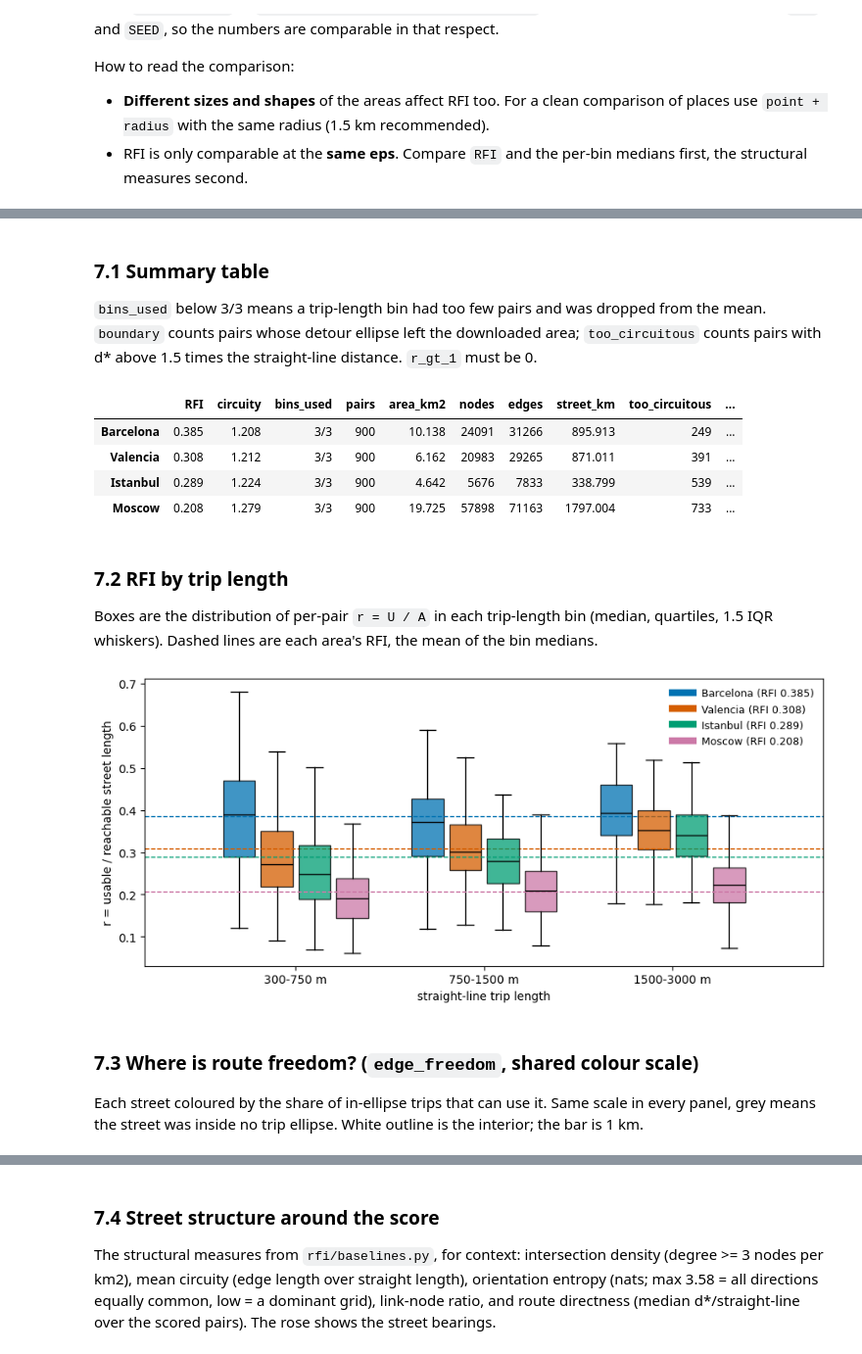
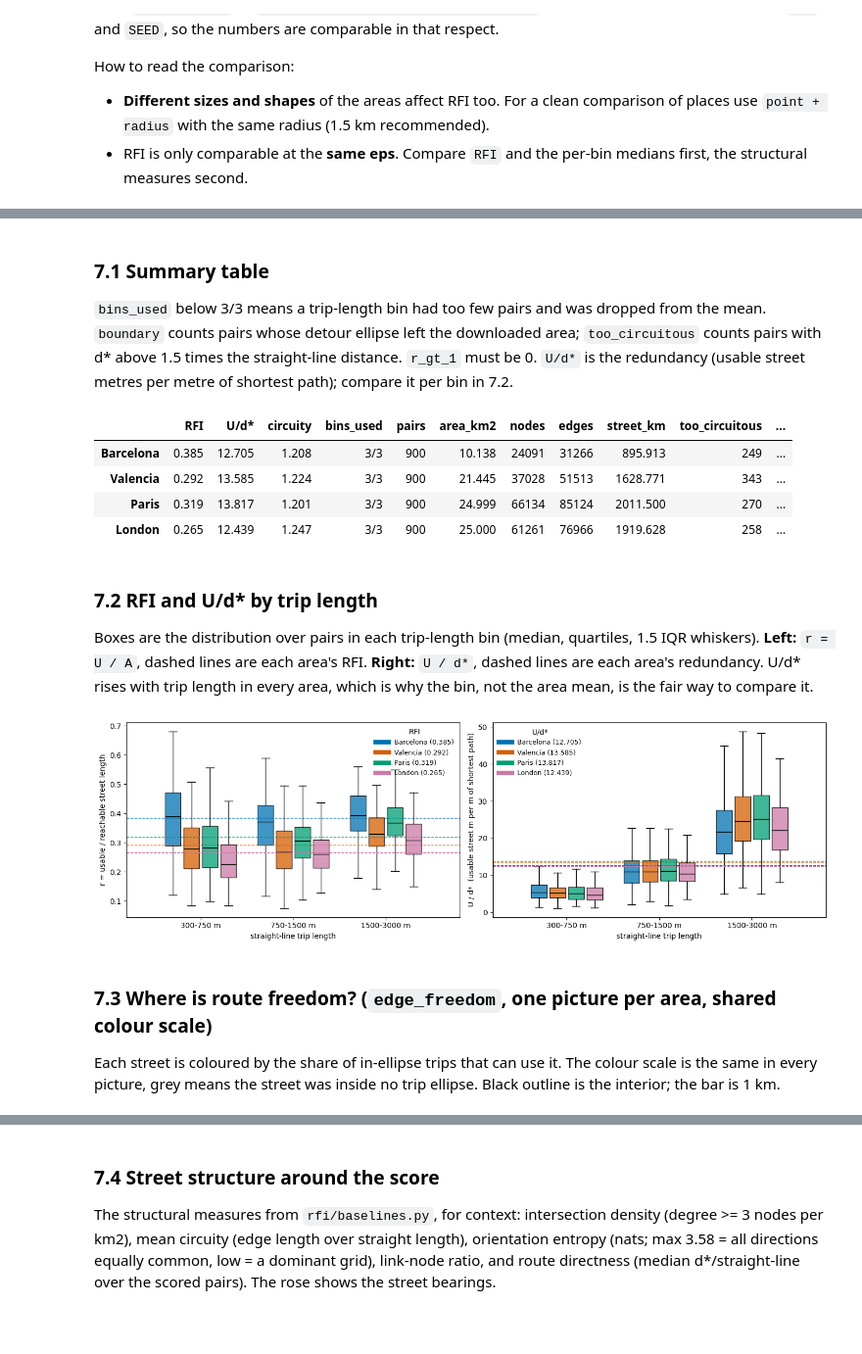
Before and after one commit to Floly/route_freedom_index, a Jupyter notebook: notebooks/example.ipynb, the cells around one changed output, grey strips where cells are left out. Shown at 98% size. Saved outputs shown, nothing was run; the diff lists cells and outputs as text; code cells hidden in the pictures; blank space fills up the shorter version.

Commit message:
Add redundancy U/d*: per-pair, per-bin and area value, saved; notebooks updated
Co-Authored-By: Claude Sonnet 5.5 <noreply@anthropic.com>

```diff
--- a/notebooks/example.ipynb
+++ b/notebooks/example.ipynb
@@ -210,11 +254,15 @@ POLY = Path.cwd().parent / "polygons"
 
 AREAS = {  # label -> area (2 to 4 entries)
     "Barcelona": POLY / "barcelona_central.geojson",
-    "Valencia": POLY / "valencia_central.geojson",
-    "Istanbul": POLY / "istanbul_central.geojson",
-    "Moscow": POLY / "moscow_central.geojson",
-    # "Eixample 1.5 km": {"point": (41.3910, 2.1650), "radius_m": 1500},
-    # "Le Marais": "Le Marais, Paris",
+    "Valencia": POLY / "valencia_central_big.geojson",
+    "Paris": POLY / "paris_tourist.geojson",
+    "London": POLY / "london_tourist.geojson",
+    # "Berlin East": POLY / "berlin_east.geojson",
+    # "Berlin West": POLY / "berlin_west.geojson"
+    # "Almaty": POLY / "almaty_central.geojson",
+    # "Moscow": POLY / "moscow_central.geojson",
+    # "Saint Petersburg": POLY / "spb_central.geojson",
+    # "Minsk": POLY / "minsk_central.geojson"
 }
 if not 2 <= len(AREAS) <= 4:
     raise ValueError(f"compare 2 to 4 areas, got {len(AREAS)}")
@@ -234,18 +281,18 @@ print({label: round(r.score, 3) for label, r in cmp.items()})
 
 `bins_used` below 3/3 means a trip-length bin had too few pairs and was dropped from the mean.
 `boundary` counts pairs whose detour ellipse left the downloaded area; `too_circuitous` counts pairs
-with d* above 1.5 times the straight-line distance. `r_gt_1` must be 0.
+with d* above 1.5 times the straight-line distance. `r_gt_1` must be 0. `U/d*` is the redundancy (usable street metres per metre of shortest path); compare it per bin in 7.2.
 # %%
 def summary_row(res):
     d, used = res.diagnostics, [b for b in res.bins if b["used"]]
-    return {"RFI": res.score, "circuity": res.circuity, "bins_used": f"{len(used)}/{len(res.bins)}",
+    return {"RFI": res.score, "U/d*": res.redundancy, "circuity": res.circuity, "bins_used": f"{len(used)}/{len(res.bins)}",
             "pairs": int(sum(b["n_pairs"] for b in res.bins)), "area_km2": res.meta["area_km2"],
             "nodes": res.meta["n_nodes"], "edges": res.meta["n_edges"],
             "street_km": res.edges["length_m"].sum() / 1000,
             "too_circuitous": d["too_circuitous"], "boundary": d["boundary"], "r_gt_1": d["r_gt_1"]}
 
 summary = pd.DataFrame({label: summary_row(r) for label, r in cmp.items()}).T
-display(summary.astype({"RFI": float, "circuity": float, "area_km2": float, "street_km": float}).round(3))
+display(summary.astype({"RFI": float, "U/d*": float, "circuity": float, "area_km2": float, "street_km": float}).round(3))
 
 for label, r in cmp.items():  # flag what makes a score less comparable
     for b, row in zip(r.bins, r.diagnostics["bins"]):
@@ -256,38 +303,45 @@ for label, r in cmp.items():  # flag what makes a score less comparable
             print(f"{label}: bin {b['range_m']} lost {row['boundary'] / reached:.0%} of pairs to the "
                   "boundary check; RFI is biased upward")
 # %% [output]
-|  | RFI | circuity | bins_used | pairs | area_km2 | nodes | edges | street_km | too_circuitous | ... |
-| Barcelona | 0.385 | 1.208 | 3/3 | 900 | 10.138 | 24091 | 31266 | 895.913 | 249 | ... |
-| Valencia | 0.308 | 1.212 | 3/3 | 900 | 6.162 | 20983 | 29265 | 871.011 | 391 | ... |
-| Istanbul | 0.289 | 1.224 | 3/3 | 900 | 4.642 | 5676 | 7833 | 338.799 | 539 | ... |
-| Moscow | 0.208 | 1.279 | 3/3 | 900 | 19.725 | 57898 | 71163 | 1797.004 | 733 | ... |
+|  | RFI | U/d* | circuity | bins_used | pairs | area_km2 | nodes | edges | street_km | too_circuitous | ... |
+| Barcelona | 0.385 | 12.705 | 1.208 | 3/3 | 900 | 10.138 | 24091 | 31266 | 895.913 | 249 | ... |
+| Valencia | 0.292 | 13.585 | 1.224 | 3/3 | 900 | 21.445 | 37028 | 51513 | 1628.771 | 343 | ... |
+| Paris | 0.319 | 13.817 | 1.201 | 3/3 | 900 | 24.999 | 66134 | 85124 | 2011.500 | 270 | ... |
+| London | 0.265 | 12.439 | 1.247 | 3/3 | 900 | 25.000 | 61261 | 76966 | 1919.628 | 258 | ... |
 # %% [markdown]
-### 7.2 RFI by trip length
+### 7.2 RFI and U/d* by trip length
 
-Boxes are the distribution of per-pair `r = U / A` in each trip-length bin (median, quartiles,
-1.5 IQR whiskers). Dashed lines are each area's RFI, the mean of the bin medians.
+Boxes are the distribution over pairs in each trip-length bin (median, quartiles, 1.5 IQR whiskers).
+**Left:** `r = U / A`, dashed lines are each area's RFI. **Right:** `U / d*`, dashed lines are each area's
+redundancy. U/d* rises with trip length in every area, which is why the bin, not the area mean, is the
+fair way to compare it.
 # %%
-fig, ax = plt.subplots(figsize=(9, 4.2))
+fig, axes = plt.subplots(1, 2, figsize=(14, 4.4))
 n, width = len(cmp), 0.8 / len(cmp)
-for k, (label, r) in enumerate(cmp.items()):
-    data = [r.pairs.loc[r.pairs["bin"] == b, "r"].to_numpy() for b in range(len(C.DIST_BINS))]
-    pos = np.arange(len(data)) + (k - (n - 1) / 2) * width
-    bp = ax.boxplot(data, positions=pos, widths=width * 0.85, patch_artist=True, showfliers=False,
-                    medianprops={"color": "k"})
-    for box in bp["boxes"]:
-        box.set(facecolor=COLORS[label], alpha=0.75)
-    ax.axhline(r.score, color=COLORS[label], ls="--", lw=1)
-    ax.plot([], [], color=COLORS[label], lw=6, label=f"{label} (RFI {r.score:.3f})")
-ax.set_xticks(range(len(C.DIST_BINS)), [f"{lo}-{hi} m" for lo, hi in C.DIST_BINS])
-ax.set_xlabel("straight-line trip length"); ax.set_ylabel("r = usable / reachable street length")
-ax.legend(frameon=False, fontsize=9); plt.tight_layout(); plt.show()
+panels = (("r", "score", "r = usable / reachable street length"),
+          ("u_over_dstar", "redundancy", "U / d*  (usable street m per m of shortest path)"))
+for ax, (col, agg, ylabel) in zip(axes, panels):
+    for k, (label, r) in enumerate(cmp.items()):
+        data = [r.pairs.loc[r.pairs["bin"] == b, col].to_numpy() for b in range(len(C.DIST_BINS))]
+        pos = np.arange(len(data)) + (k - (n - 1) / 2) * width
+        bp = ax.boxplot(data, positions=pos, widths=width * 0.85, patch_artist=True, showfliers=False,
+                        medianprops={"color": "k"})
+        for box in bp["boxes"]:
+            box.set(facecolor=COLORS[label], alpha=0.75)
+        ax.axhline(getattr(r, agg), color=COLORS[label], ls="--", lw=1)
+        ax.plot([], [], color=COLORS[label], lw=6, label=f"{label} ({getattr(r, agg):.3f})")
+    ax.set_xticks(range(len(C.DIST_BINS)), [f"{lo}-{hi} m" for lo, hi in C.DIST_BINS])
+    ax.set_xlabel("straight-line trip length"); ax.set_ylabel(ylabel)
+    ax.legend(frameon=False, fontsize=9, title="RFI" if col == "r" else "U/d*")
+plt.tight_layout(); plt.show()
 # %% [output]
-[figure, old version]
+[figure, new version]
 # %% [markdown]
-### 7.3 Where is route freedom? (`edge_freedom`, shared colour scale)
+### 7.3 Where is route freedom? (`edge_freedom`, one picture per area, shared colour scale)
 
-Each street coloured by the share of in-ellipse trips that can use it. Same scale in every panel,
-grey means the street was inside no trip ellipse. White outline is the interior; the bar is 1 km.
+Each street is coloured by the share of in-ellipse trips that can use it. The colour scale is the same
+in every picture, grey means the street was inside no trip ellipse. Black outline is the interior; the
+bar is 1 km.
 # %%
 import geopandas as gpd
 from matplotlib.cm import ScalarMappable
```
Also changed, not shown: parts of 9 cells of this notebook, 9 other files.
